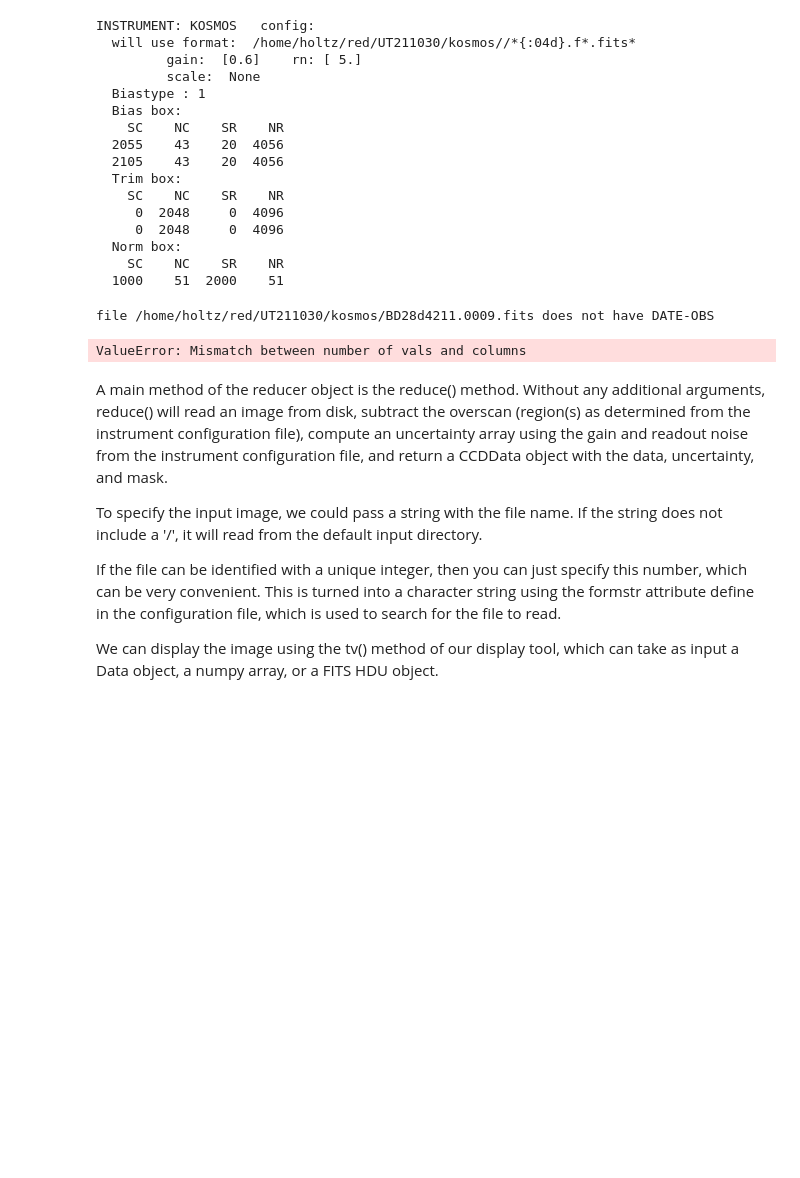
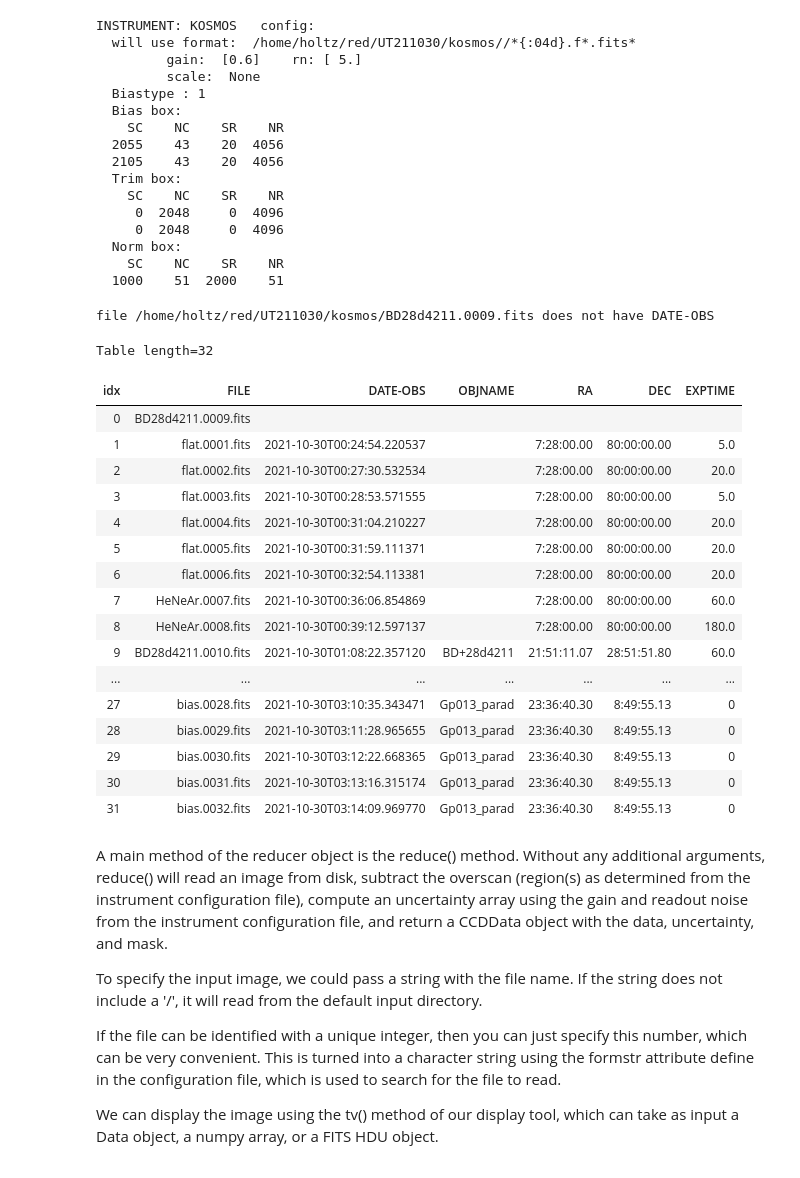
Before and after one commit to holtzmanjon/pyvista, a Jupyter notebook: doc/notebooks/KOSMOS.ipynb, the cells around one changed output. Cells and saved outputs as stored; diff of their text form; code cells hidden in the pictures; blank space fills up the shorter version.

```diff
--- a/doc/notebooks/KOSMOS.ipynb
+++ b/doc/notebooks/KOSMOS.ipynb
@@ -42,10 +42,27 @@ INSTRUMENT: KOSMOS   config:
     SC    NC    SR    NR
   1000    51  2000    51
 # %%
-red.log()
+red.log().show_in_notebook()
 # %% [output]
 file /home/holtz/red/UT211030/kosmos/BD28d4211.0009.fits does not have DATE-OBS
-ValueError: Mismatch between number of vals and columns
+Table length=32
+| idx | FILE | DATE-OBS | OBJNAME | RA | DEC | EXPTIME |
+| 0 | BD28d4211.0009.fits |  |  |  |  |  |
+| 1 | flat.0001.fits | 2021-10-30T00:24:54.220537 |  | 7:28:00.00 | 80:00:00.00 | 5.0 |
+| 2 | flat.0002.fits | 2021-10-30T00:27:30.532534 |  | 7:28:00.00 | 80:00:00.00 | 20.0 |
+| 3 | flat.0003.fits | 2021-10-30T00:28:53.571555 |  | 7:28:00.00 | 80:00:00.00 | 5.0 |
+| 4 | flat.0004.fits | 2021-10-30T00:31:04.210227 |  | 7:28:00.00 | 80:00:00.00 | 20.0 |
+| 5 | flat.0005.fits | 2021-10-30T00:31:59.111371 |  | 7:28:00.00 | 80:00:00.00 | 20.0 |
+| 6 | flat.0006.fits | 2021-10-30T00:32:54.113381 |  | 7:28:00.00 | 80:00:00.00 | 20.0 |
+| 7 | HeNeAr.0007.fits | 2021-10-30T00:36:06.854869 |  | 7:28:00.00 | 80:00:00.00 | 60.0 |
+| 8 | HeNeAr.0008.fits | 2021-10-30T00:39:12.597137 |  | 7:28:00.00 | 80:00:00.00 | 180.0 |
+| 9 | BD28d4211.0010.fits | 2021-10-30T01:08:22.357120 | BD+28d4211 | 21:51:11.07 | 28:51:51.80 | 60.0 |
+| ... | ... | ... | ... | ... | ... | ... |
+| 27 | bias.0028.fits | 2021-10-30T03:10:35.343471 | Gp013_parad | 23:36:40.30 | 8:49:55.13 | 0 |
+| 28 | bias.0029.fits | 2021-10-30T03:11:28.965655 | Gp013_parad | 23:36:40.30 | 8:49:55.13 | 0 |
+| 29 | bias.0030.fits | 2021-10-30T03:12:22.668365 | Gp013_parad | 23:36:40.30 | 8:49:55.13 | 0 |
+| 30 | bias.0031.fits | 2021-10-30T03:13:16.315174 | Gp013_parad | 23:36:40.30 | 8:49:55.13 | 0 |
+| 31 | bias.0032.fits | 2021-10-30T03:14:09.969770 | Gp013_parad | 23:36:40.30 | 8:49:55.13 | 0 |
 # %% [markdown]
 A main method of the reducer object is the reduce() method. Without any additional arguments, reduce() will read an image from disk, subtract the overscan (region(s) as determined from the instrument configuration file), compute an uncertainty array using the gain and readout noise from the instrument configuration file, and return a CCDData object with the data, uncertainty, and mask.
 <p>
```
Also changed, not shown: parts of 36 cells of this notebook, 2 other files.
